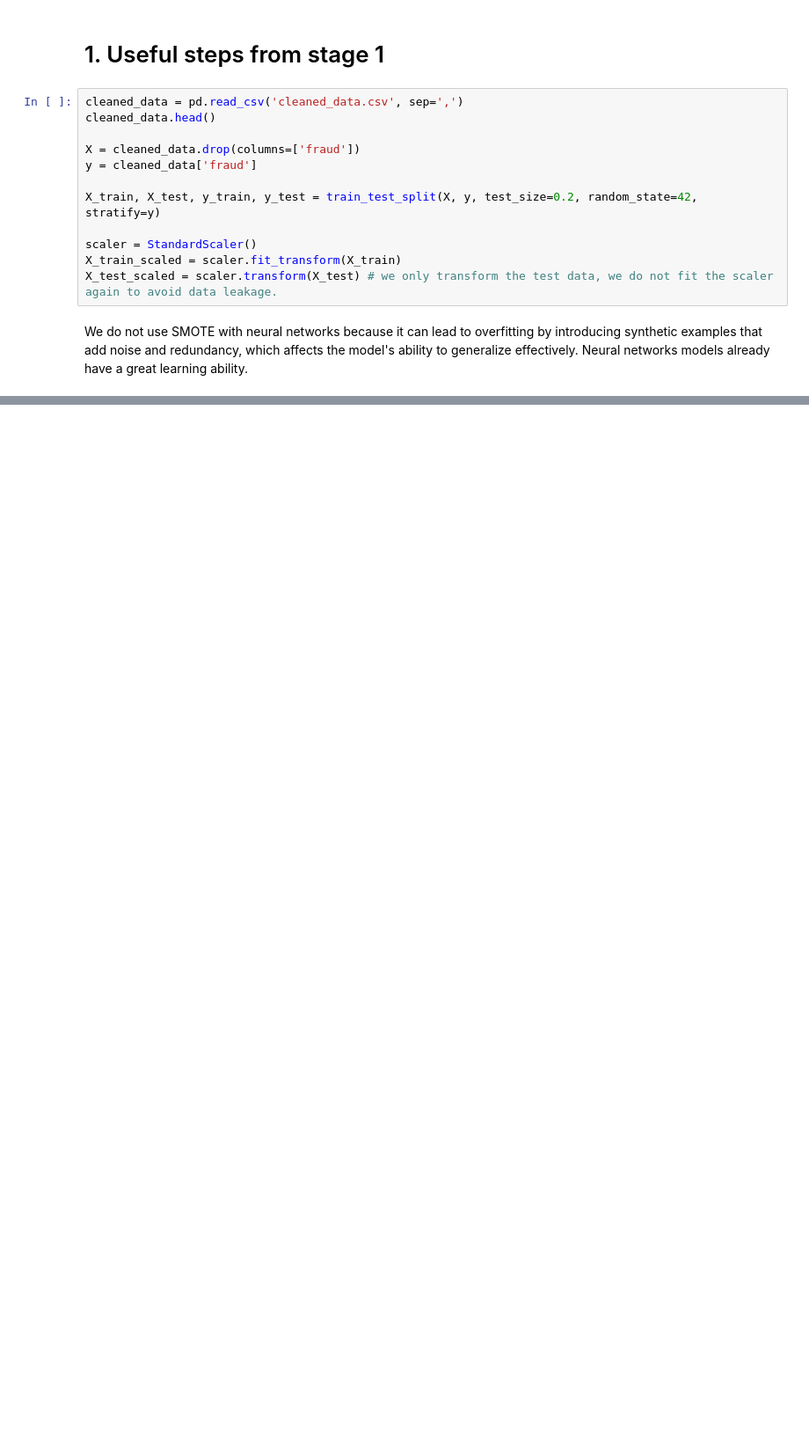
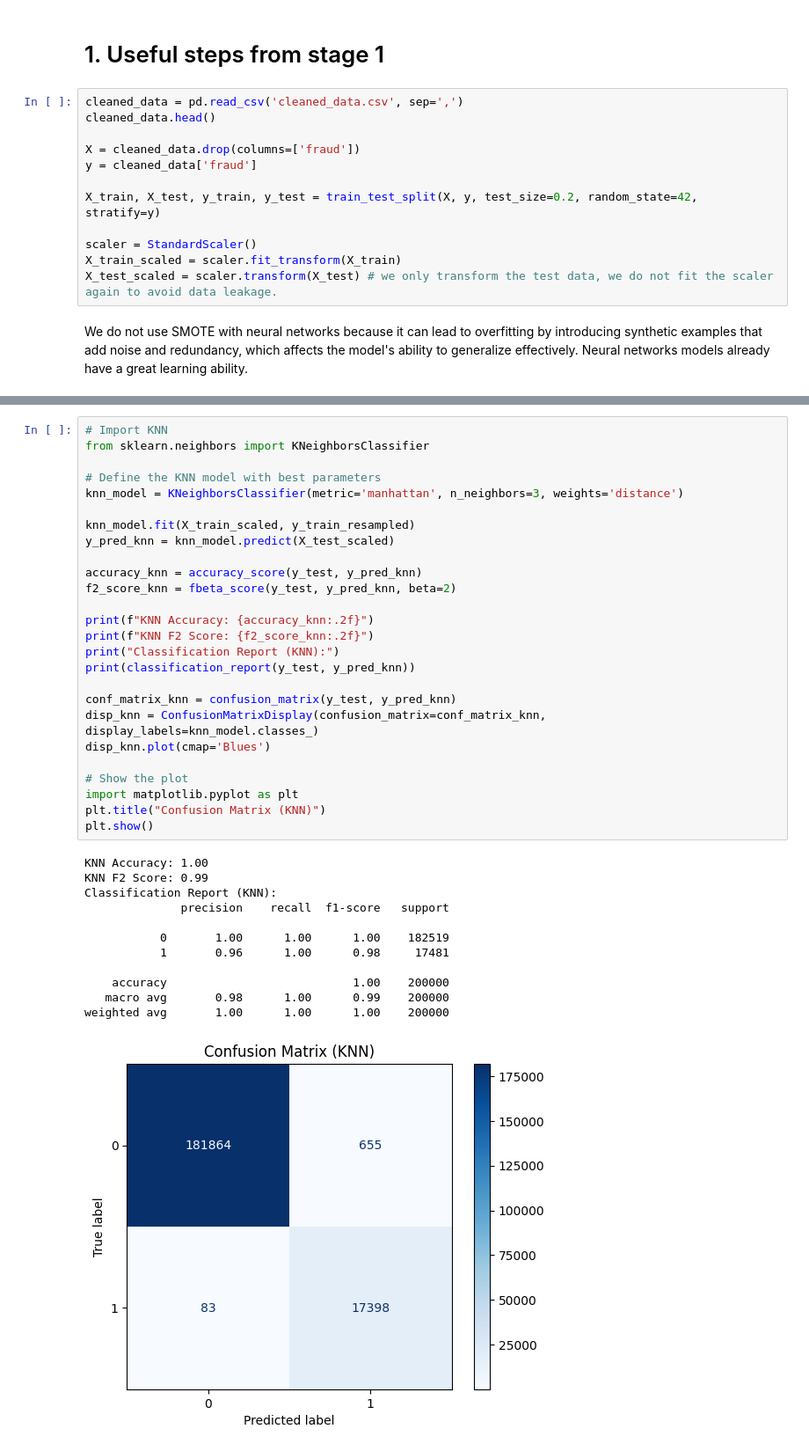
Before and after one commit to Tom-dlhy/Fraud-Detection-in-Digital-Transactions, a Jupyter notebook: Stage 3.ipynb, the cells around one changed output, grey strips where cells are left out. Shown: that part at 88% size. Saved outputs shown, nothing was run; the diff lists cells and outputs as text; blank space fills up the shorter version.

```diff
--- a/Stage 3.ipynb
+++ b/Stage 3.ipynb
@@ -688,0 +437,39 @@ Model: "sequential_203"
+# %%
+# Import KNN
+from sklearn.neighbors import KNeighborsClassifier
+
+# Define the KNN model with best parameters
+knn_model = KNeighborsClassifier(metric='manhattan', n_neighbors=3, weights='distance')
+
+knn_model.fit(X_train_scaled, y_train_resampled)
+y_pred_knn = knn_model.predict(X_test_scaled)
+
+accuracy_knn = accuracy_score(y_test, y_pred_knn)
+f2_score_knn = fbeta_score(y_test, y_pred_knn, beta=2)
+
+print(f"KNN Accuracy: {accuracy_knn:.2f}")
+print(f"KNN F2 Score: {f2_score_knn:.2f}")
+print("Classification Report (KNN):")
+print(classification_report(y_test, y_pred_knn))
+
+conf_matrix_knn = confusion_matrix(y_test, y_pred_knn)
+disp_knn = ConfusionMatrixDisplay(confusion_matrix=conf_matrix_knn, display_labels=knn_model.classes_)
+disp_knn.plot(cmap='Blues')
+
+# Show the plot
+import matplotlib.pyplot as plt
+plt.title("Confusion Matrix (KNN)")
+plt.show()
+# %% [output]
+KNN Accuracy: 1.00
+KNN F2 Score: 0.99
+Classification Report (KNN):
+              precision    recall  f1-score   support
+
+           0       1.00      1.00      1.00    182519
+           1       0.96      1.00      0.98     17481
+
+    accuracy                           1.00    200000
+   macro avg       0.98      1.00      0.99    200000
+weighted avg       1.00      1.00      1.00    200000
+[figure, added]
```
Also changed, not shown: parts of 63 cells of this notebook, 1 other file.
